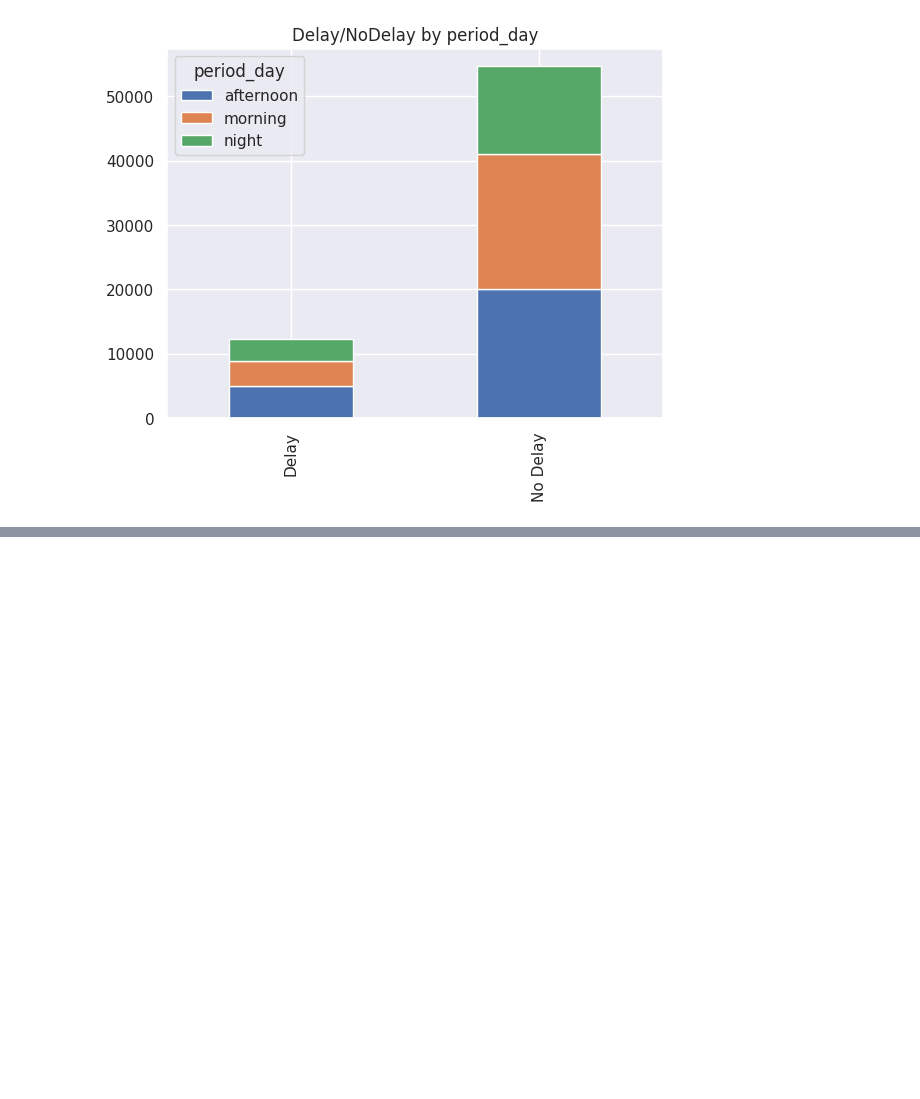
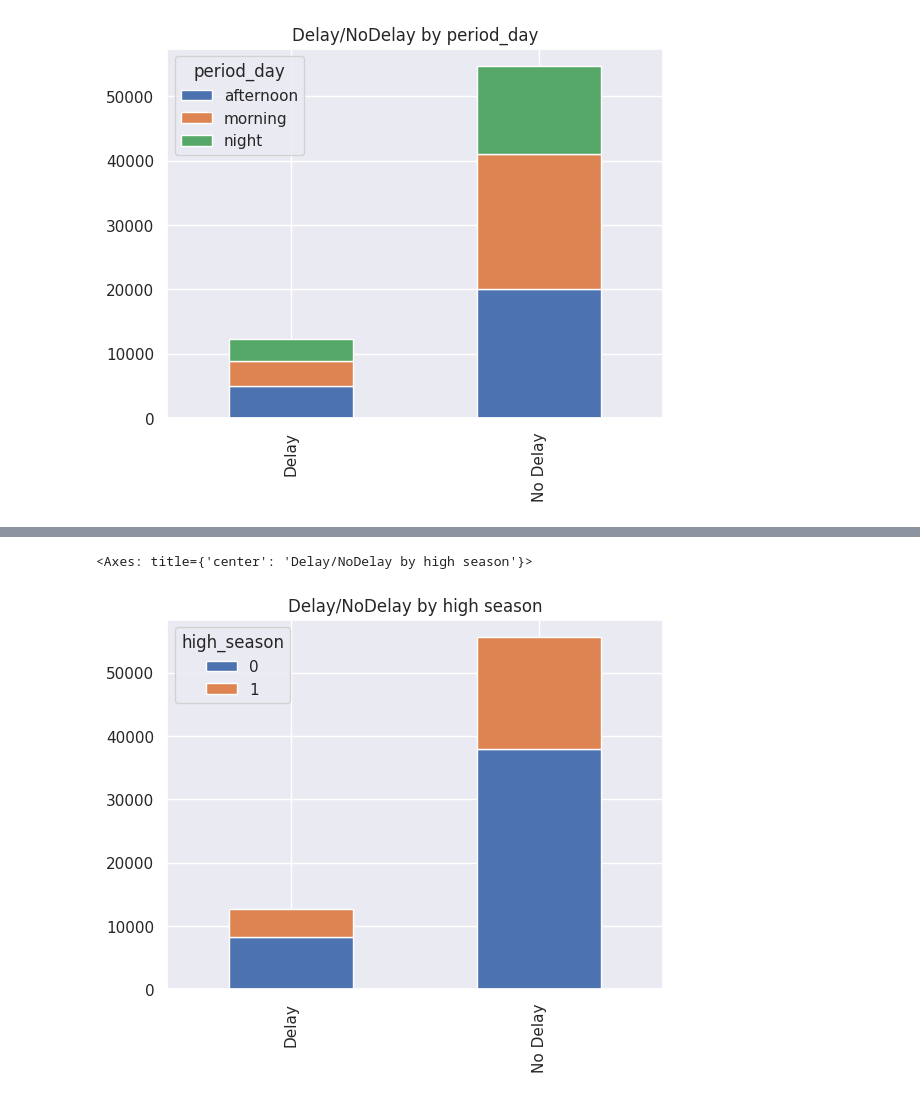
Before and after one commit to cristhianclx/66v, a Jupyter notebook: 04-02.ipynb, the cells around one changed output, grey strips where cells are left out. Drawn from its saved outputs; the diff is of its cells as text; code cells hidden in the pictures; blank space fills up the shorter version.

```diff
--- a/04-02.ipynb
+++ b/04-02.ipynb
@@ -270,4 +281,26 @@ df_by_period_day.plot(kind="bar", stacked=True, title="Delay/NoDelay by period_d
 # or Sep-11 and Sep-30
 # 0 otherwise.|
 
-# agregar en el data y hacer el grafico
+from datetime import datetime
+
+def is_high_season(fecha_raw):
+    fecha = datetime.strptime(fecha_raw, "%Y-%m-%d %H:%M:%S")
+    fecha_year = fecha.year
+    range_1_min = datetime.strptime("15-Dec", "%d-%b").replace(year = fecha_year)
+    range_1_max = datetime.strptime("31-Dec", "%d-%b").replace(year = fecha_year)
+    range_2_min = datetime.strptime("1-Jan", "%d-%b").replace(year = fecha_year)
+    range_2_max = datetime.strptime("3-Mar", "%d-%b").replace(year = fecha_year)
+    range_3_min = datetime.strptime("15-Jul", "%d-%b").replace(year = fecha_year)
+    range_3_max = datetime.strptime("31-Jul", "%d-%b").replace(year = fecha_year)
+    range_4_min = datetime.strptime("11-Sep", "%d-%b").replace(year = fecha_year)
+    range_4_max = datetime.strptime("30-Sep", "%d-%b").replace(year = fecha_year)
+    if (
+        (fecha >= range_1_min and fecha <= range_1_max) or
+        (fecha >= range_2_min and fecha <= range_2_max) or
+        (fecha >= range_3_min and fecha <= range_3_max) or
+        (fecha >= range_4_min and fecha <= range_4_max)
+    ):
+        return 1
+    return 0
+
+data["high_season"] = data["Fecha-I"].apply(is_high_season)
@@ -273,0 +317,10 @@ df_by_period_day.plot(kind="bar", stacked=True, title="Delay/NoDelay by period_d
+# %%
+high_season_by_delay = data[data["delay"]==1]["high_season"].value_counts()
+high_season_by_not_delay = data[data["delay"]==0]["high_season"].value_counts()
+
+df_by_high_season = pd.DataFrame([high_season_by_delay, high_season_by_not_delay])
+df_by_high_season.index = ["Delay", "No Delay"]
+df_by_high_season.plot(kind="bar", stacked=True, title="Delay/NoDelay by high season")
+# %% [output]
+<Axes: title={'center': 'Delay/NoDelay by high season'}>
+[figure, added]
```
Also changed, not shown: parts of 6 cells of this notebook.
